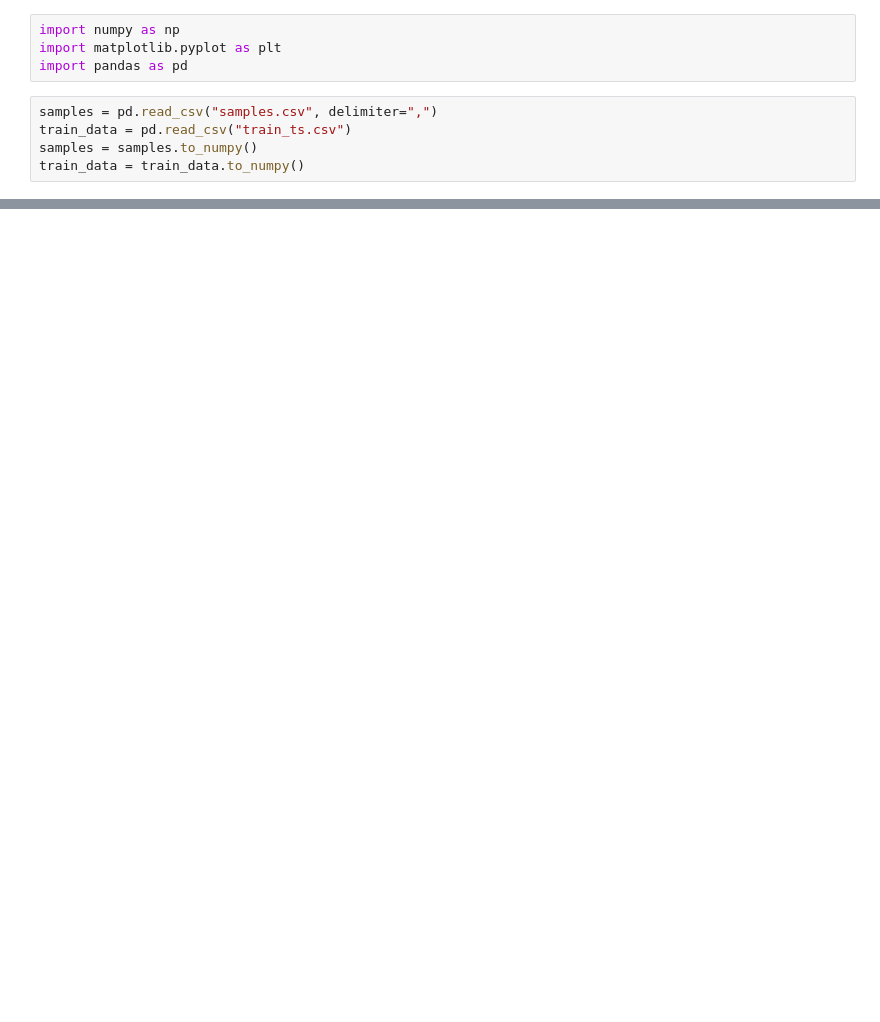
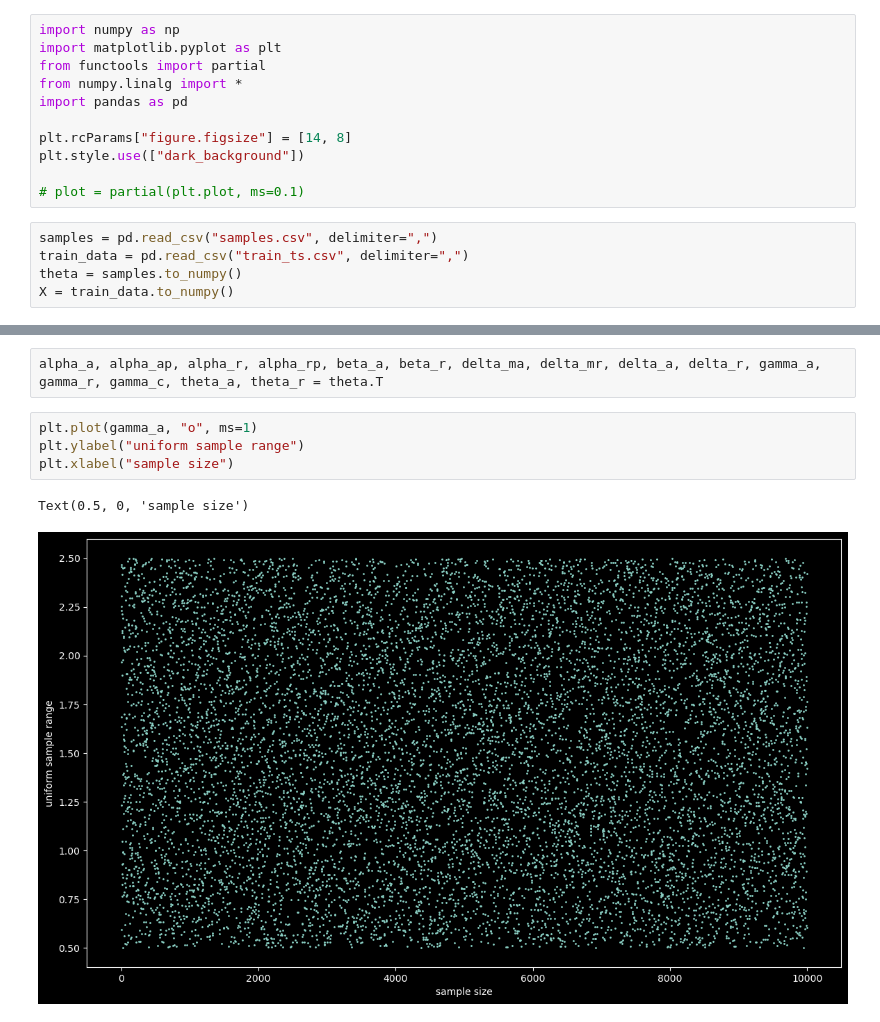
Before and after one commit to SunAndClouds/BlackyCat, a Jupyter notebook: Project BC.ipynb, the cells around one changed output, grey strips where cells are left out. Cells and saved outputs as stored; diff of their text form; blank space fills up the shorter version.

```diff
--- a/Project BC.ipynb
+++ b/Project BC.ipynb
@@ -1,9 +1,16 @@
 # %%
 import numpy as np
 import matplotlib.pyplot as plt
+from functools import partial
+from numpy.linalg import *
 import pandas as pd
+
+plt.rcParams["figure.figsize"] = [14, 8]
+plt.style.use(["dark_background"])
+
+# plot = partial(plt.plot, ms=0.1)
 # %%
 samples = pd.read_csv("samples.csv", delimiter=",")
-train_data = pd.read_csv("train_ts.csv")
-samples = samples.to_numpy()
-train_data = train_data.to_numpy()
+train_data = pd.read_csv("train_ts.csv", delimiter=",")
+theta = samples.to_numpy()
+X = train_data.to_numpy()
@@ -15,0 +26,9 @@ samples.shape, train_data.shape
+# %%
+alpha_a, alpha_ap, alpha_r, alpha_rp, beta_a, beta_r, delta_ma, delta_mr, delta_a, delta_r, gamma_a, gamma_r, gamma_c, theta_a, theta_r = theta.T
+# %%
+plt.plot(gamma_a, "o", ms=1)
+plt.ylabel("uniform sample range")
+plt.xlabel("sample size")
+# %% [output]
+Text(0.5, 0, 'sample size')
+[figure, added]
```
Also changed, not shown: parts of 2 cells of this notebook.
